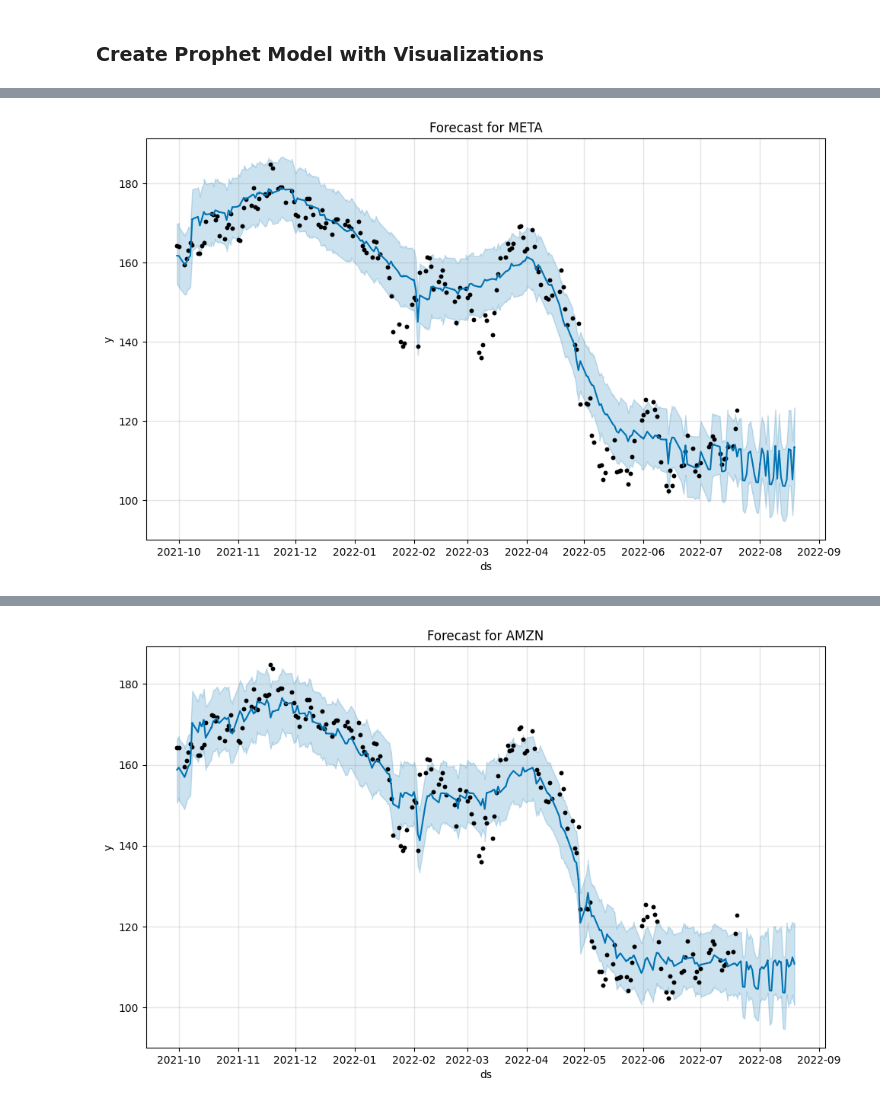
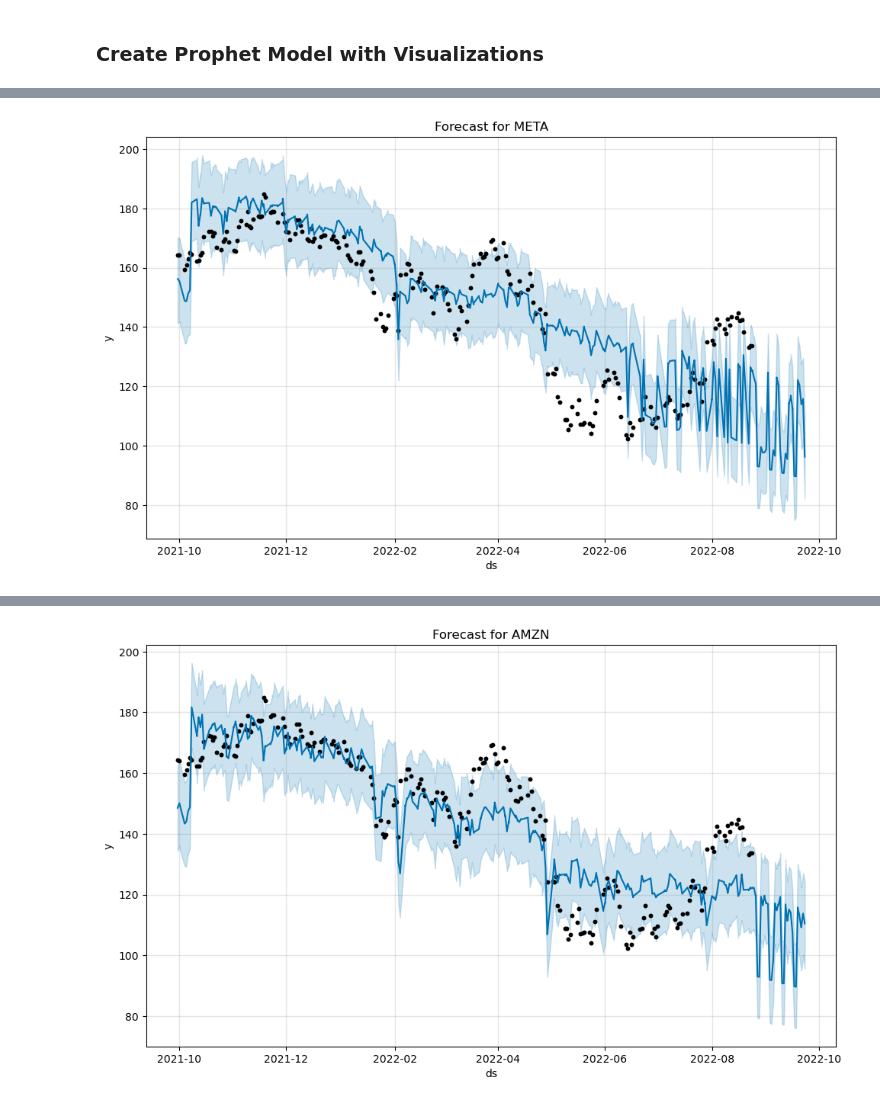
Before and after one commit to AngieP48/project-3, a Jupyter notebook: Prophet Model.ipynb, the cells around one changed output, grey strips where cells are left out. Drawn from its saved outputs; the diff is of its cells as text; code cells hidden in the pictures.

Commit message:
Final Prophet Model

```diff
--- a/Prophet Model.ipynb
+++ b/Prophet Model.ipynb
@@ -342,14 +342,14 @@ R-squared (R²): -4.3174
 # %% [markdown]
 ### Create Secondary Testing Loop
 # %%
-# Mapping the sentiment labels to numerical values
+# Map the sentiment labels to numerical values
 merged_df['Sentiment'] = merged_df['Sentiment'].map({
     'Positive': 1,
     'Neutral': 0,
     'Negative': -1
 })
 
-# List of stock names to iterate over
+# List stock names to iterate over
 stock_names_of_interest = ['TSLA', 'MSFT', 'PG', 'META', 'AMZN']
 
 # Rename 'Date' to 'ds' and 'Close' to 'y' to be compatible with Prophet
@@ -370,19 +370,19 @@ for stock in stock_names_of_interest:
     # Filter the data for the current stock
     stock_data = df[df['Stock Name'] == stock]
 
-    # Split data into training and test sets (80% train, 20% test)
-    train_size = int(0.8 * len(stock_data))
+    # Split data into training and test sets (90% train, 10% test)
+    train_size = int(0.9 * len(stock_data))
     train_data = stock_data[:train_size]
     test_data = stock_data[train_size:]
 
-    # Initialize the Prophet model
-    model = Prophet()
+    # Initialize Prophet model with custom changepoint_prior_scale
+    model = Prophet(changepoint_prior_scale=0.01)  # Adjust changepoint sensitivity here
     model.add_regressor('Mean Compound')
     model.add_regressor('Volume')
     model.add_regressor('Sentiment')
     model.add_regressor('60_day_moving_avg')
 
-    # Train the model
+    # Fit the model
     model.fit(train_data[['ds', 'y', 'Mean Compound', '60_day_moving_avg', 'Volume', 'Sentiment']])
 
     # Make future dataframe (for prediction up to the end of the test data)
@@ -398,11 +398,11 @@ for stock in stock_names_of_interest:
     # Predict using the Prophet model
     forecast = model.predict(future)
 
-    # Calculate performance metrics (compare actual y values from test set to predictions)
+    # Gather data for performance metrics
     y_true = test_data['y'].values  # Actual values
     y_pred = forecast['yhat'][-len(test_data):].values  # Predicted values
 
-    # Compute performance metrics
+    # Calculate performance metrics
     mae = mean_absolute_error(y_true, y_pred)
     mse = mean_squared_error(y_true, y_pred)
     rmse = np.sqrt(mse)
@@ -453,14 +453,14 @@ R-squared (R²): -7.1400
 # %% [markdown]
 ### Create Prophet Model with Visualizations
 # %%
-# Mapping the sentiment labels to numerical values
+# Map the sentiment labels to numerical values
 merged_df['Sentiment'] = merged_df['Sentiment'].map({
     'Positive': 1,
     'Neutral': 0,
     'Negative': -1
 })
 
-# List of stock names to iterate over
+# List stock names to iterate over
 stock_names_of_interest = ['TSLA', 'MSFT', 'PG', 'META', 'AMZN']
 
 # Rename 'Date' to 'ds' and 'Close' to 'y' to be compatible with Prophet
@@ -481,8 +481,8 @@ for stock in stock_names_of_interest:
     # Filter the data for the current stock
     stock_data = df[df['Stock Name'] == stock]
 
-    # Initialize the Prophet model
-    model = Prophet()
+    # Initialize Prophet model with custom changepoint_prior_scale
+    model = Prophet(changepoint_prior_scale=0.01)  # Adjust changepoint sensitivity here
     model.add_regressor('Mean Compound')
     model.add_regressor('Volume')
     model.add_regressor('Sentiment')
@@ -525 +525 @@ for stock in stock_names_of_interest:
-[figure, old version]
+[figure, new version]
@@ -528 +528 @@ for stock in stock_names_of_interest:
-[figure, old version]
+[figure, new version]
```
Also changed, not shown: parts of 9 cells of this notebook.
